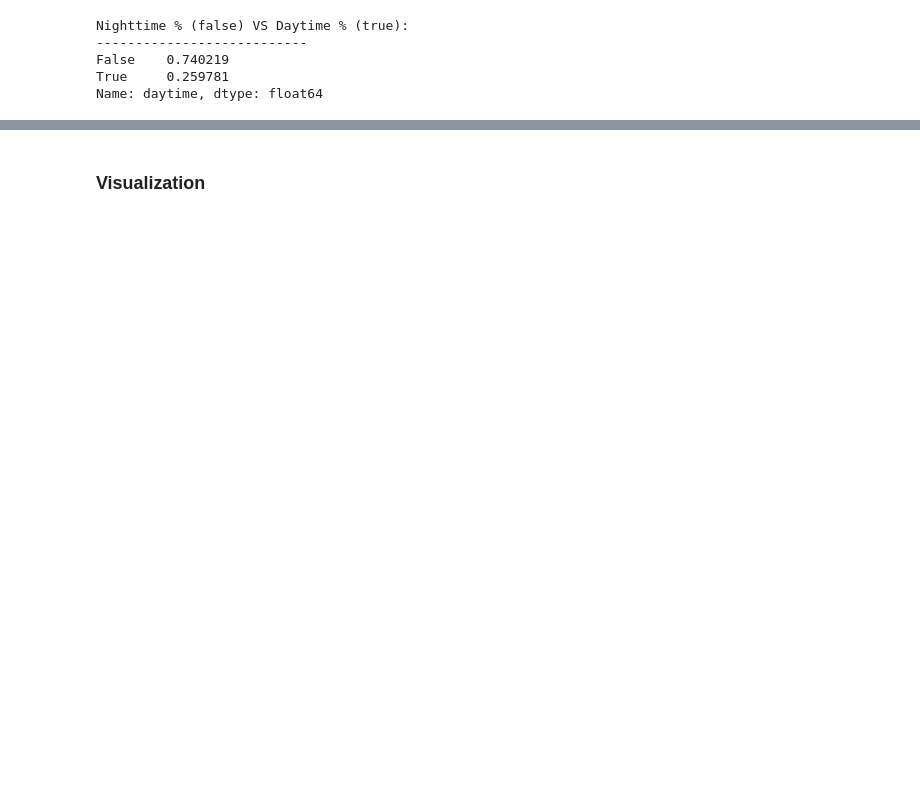
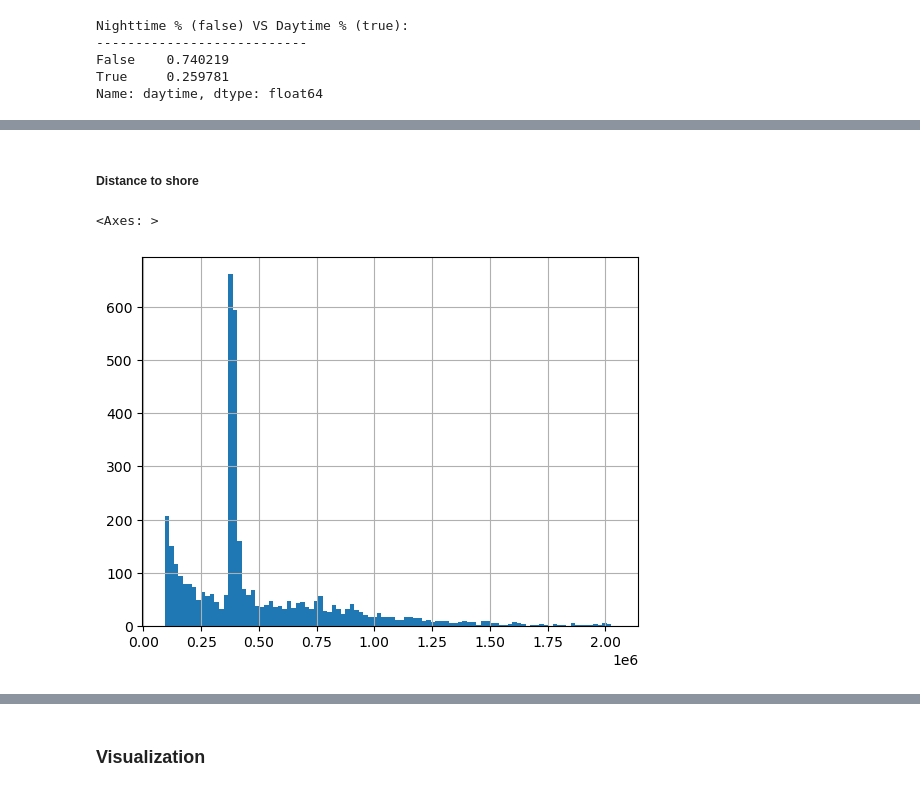
Before and after one commit to RRRan2333/ais_fishing_signal, a Jupyter notebook: main.ipynb, the cells around one changed output, grey strips where cells are left out. Saved outputs shown, nothing was run; the diff lists cells and outputs as text; code cells hidden in the pictures; blank space fills up the shorter version.

```diff
--- a/main.ipynb
+++ b/main.ipynb
@@ -247,0 +268,13 @@ Name: daytime, dtype: float64
+# %% [markdown]
+##### Distance to shore
+# %%
+# get name of cols of df_main
+df_main['gap_start_distance_from_shore_m'].describe()
+
+# plot histogram of df_main['gap_start_distance_from_shore_m']
+# df_main['gap_start_distance_from_shore_m'].hist(bins=100)
+df_main_no_china = df_main[df_main['flag'] == 'ESP'].copy()
+df_main_no_china['gap_start_distance_from_shore_m'].hist(bins=100)
+# %% [output]
+<Axes: >
+[figure, added]
```
Also changed, not shown: parts of 5 cells of this notebook, 6 other files.
